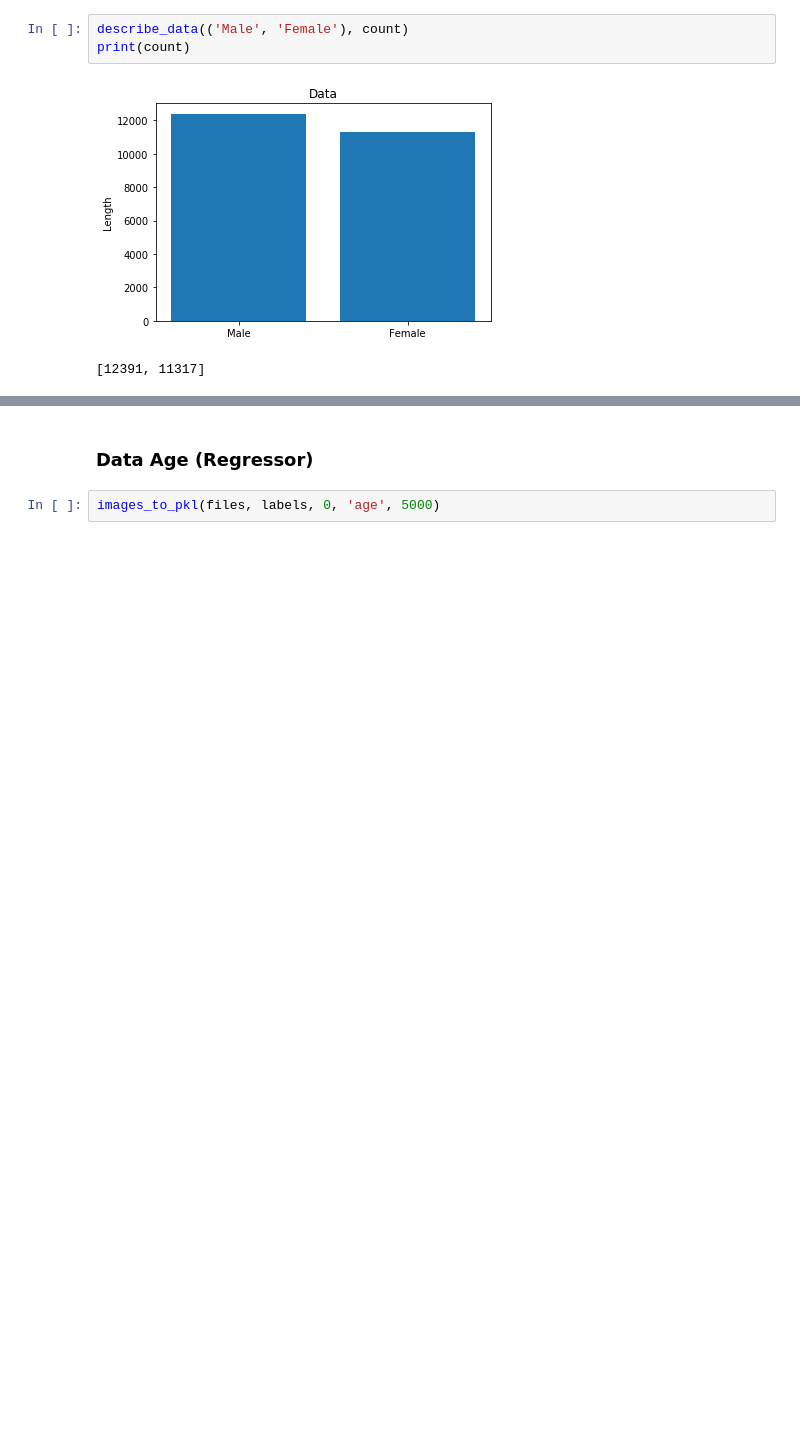
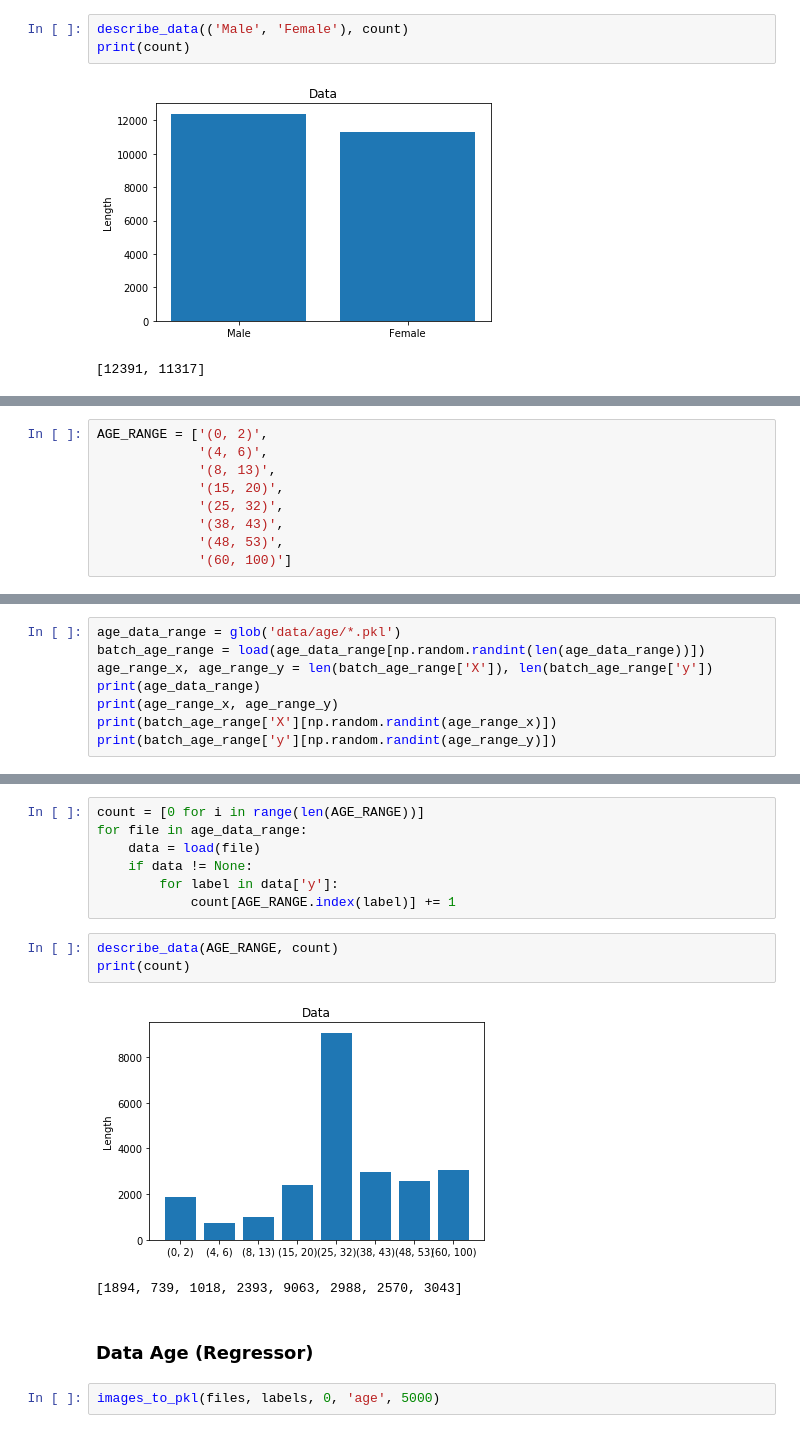
Before and after one commit to alvesmarcos/DL-Character-Description, a Jupyter notebook: Preprocessing.ipynb, the cells around one changed output, grey strips where cells are left out. Cells and saved outputs as stored; diff of their text form; blank space fills up the shorter version.

```diff
--- a/Preprocessing.ipynb
+++ b/Preprocessing.ipynb
@@ -126,0 +129,9 @@ print(count)
+# %%
+AGE_RANGE = ['(0, 2)',
+             '(4, 6)',
+             '(8, 13)',
+             '(15, 20)',
+             '(25, 32)',
+             '(38, 43)',
+             '(48, 53)',
+             '(60, 100)']
@@ -126,0 +161,8 @@ print(count)
+# %%
+age_data_range = glob('data/age/*.pkl')
+batch_age_range = load(age_data_range[np.random.randint(len(age_data_range))])
+age_range_x, age_range_y = len(batch_age_range['X']), len(batch_age_range['y'])
+print(age_data_range)
+print(age_range_x, age_range_y)
+print(batch_age_range['X'][np.random.randint(age_range_x)])
+print(batch_age_range['y'][np.random.randint(age_range_y)])
@@ -127,3 +187,16 @@ print(count)
+# %%
+count = [0 for i in range(len(AGE_RANGE))]
+for file in age_data_range:
+    data = load(file)
+    if data != None:
+        for label in data['y']:
+            count[AGE_RANGE.index(label)] += 1
+# %%
+describe_data(AGE_RANGE, count)
+print(count)
+# %% [output]
+[figure, added]
+[1894, 739, 1018, 2393, 9063, 2988, 2570, 3043]
 # %% [markdown]
 ### Data Age (Regressor)
 # %%
```
Also changed, not shown: parts of 7 cells of this notebook, 1 other file.
